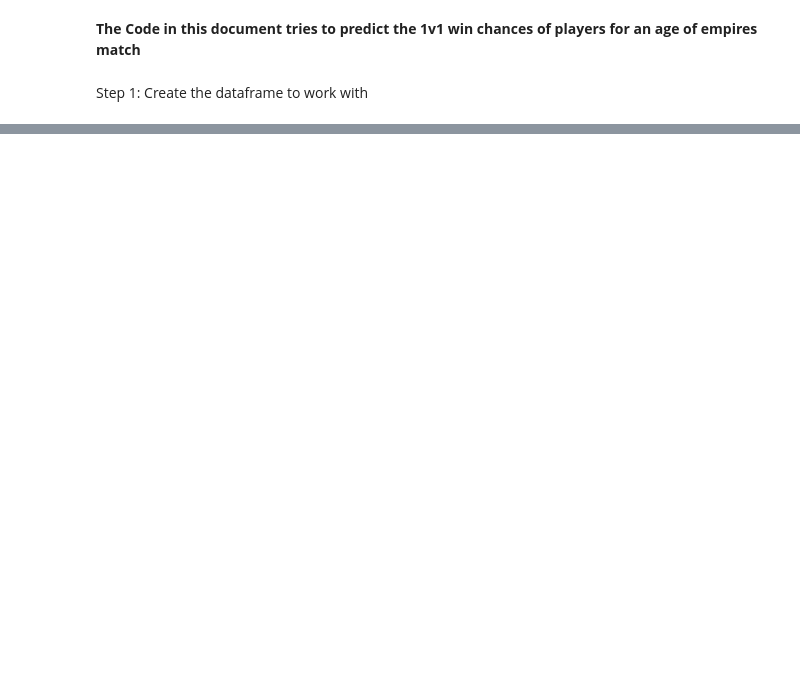
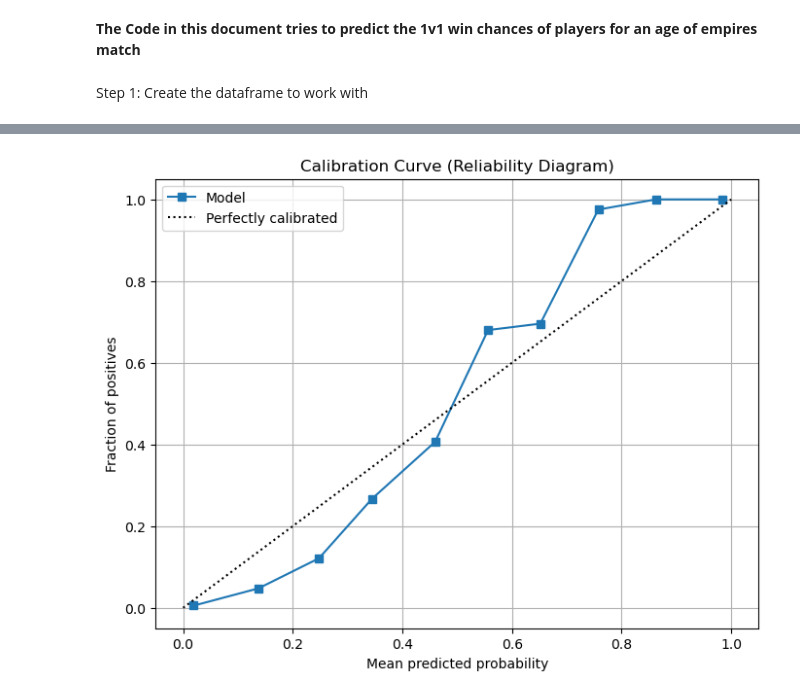
Before and after one commit to baransnd/ageof-ai, a Jupyter notebook: true_winrate.ipynb, the cells around one changed output, grey strips where cells are left out. Cells and saved outputs as stored; diff of their text form; code cells hidden in the pictures; blank space fills up the shorter version.

```diff
--- a/true_winrate.ipynb
+++ b/true_winrate.ipynb
@@ -51,0 +99,24 @@ AttributeError: This 'Pipeline' has no attribute 'predict_proba'
+# %%
+from sklearn.calibration import CalibratedClassifierCV
+from sklearn.ensemble import HistGradientBoostingClassifier
+from sklearn.pipeline import Pipeline
+
+# Your preprocessor + base classifier pipeline
+base_model = Pipeline([
+    ("preprocessor", preprocessor),
+    ("classifier", HistGradientBoostingClassifier(loss='log_loss'))
+])
+
+# Wrap the base model with calibration
+calibrated_model = CalibratedClassifierCV(base_model, method='sigmoid', cv=5)
+
+# Fit calibrated model on training data
+calibrated_model.fit(X_train, y_train)
+
+# Predict calibrated probabilities on test data
+probs_calibrated = calibrated_model.predict_proba(X_test)[:, 1]
+
+
+
+print("Calibrated Log loss:", log_loss(y_test, probs_calibrated))
+print("Calibrated Brier score:", brier_score_loss(y_test, probs_calibrated))
@@ -51,0 +145,19 @@ AttributeError: This 'Pipeline' has no attribute 'predict_proba'
+# %%
+# probs: your predicted probabilities from model.predict_proba(X_test)[:, 1]
+# y_test: true labels
+
+# Get fraction of positives and mean predicted value per bin
+fraction_of_positives, mean_predicted_value = calibration_curve(y_test, probs_calibrated, n_bins=10)
+
+plt.figure(figsize=(8, 6))
+plt.plot(mean_predicted_value, fraction_of_positives, "s-", label="Model")
+plt.plot([0, 1], [0, 1], "k:", label="Perfectly calibrated")
+
+plt.xlabel("Mean predicted probability")
+plt.ylabel("Fraction of positives")
+plt.title("Calibration Curve (Reliability Diagram)")
+plt.legend()
+plt.grid(True)
+plt.show()
+# %% [output]
+[figure, added]
```
Also changed, not shown: parts of 6 cells of this notebook.
